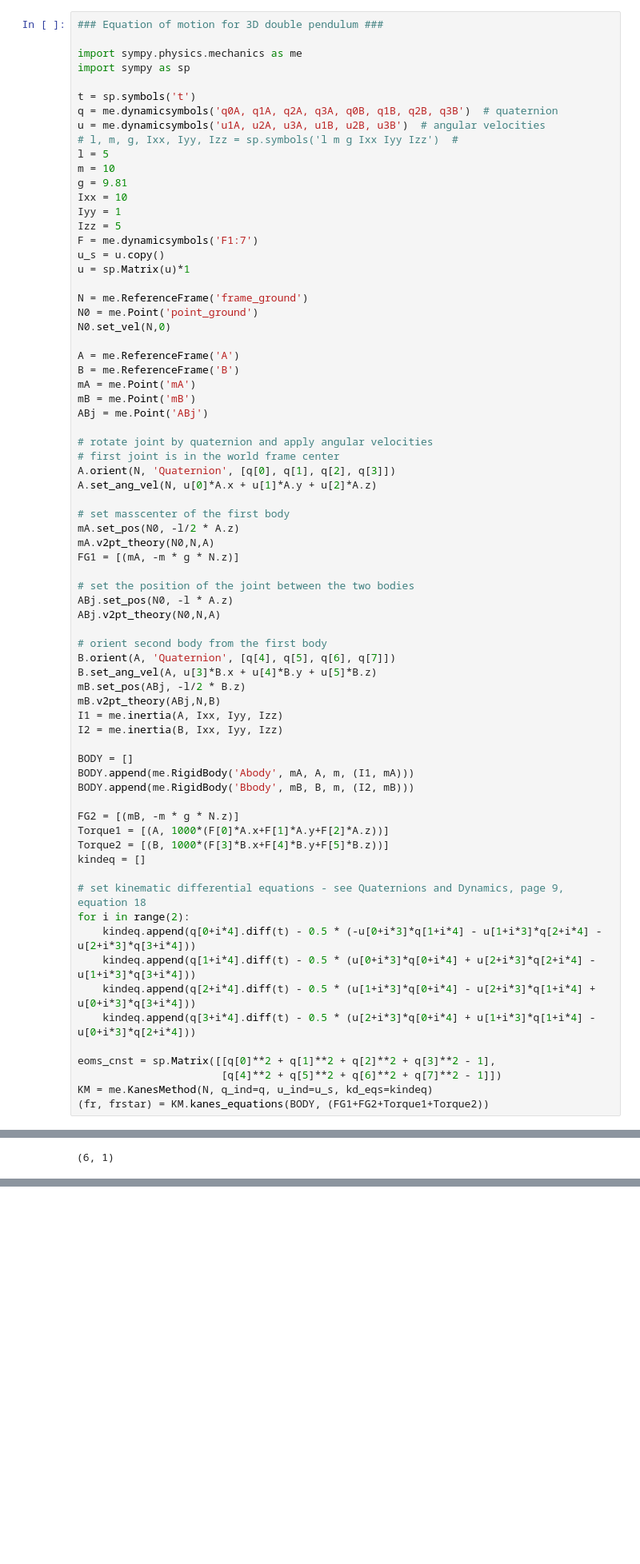
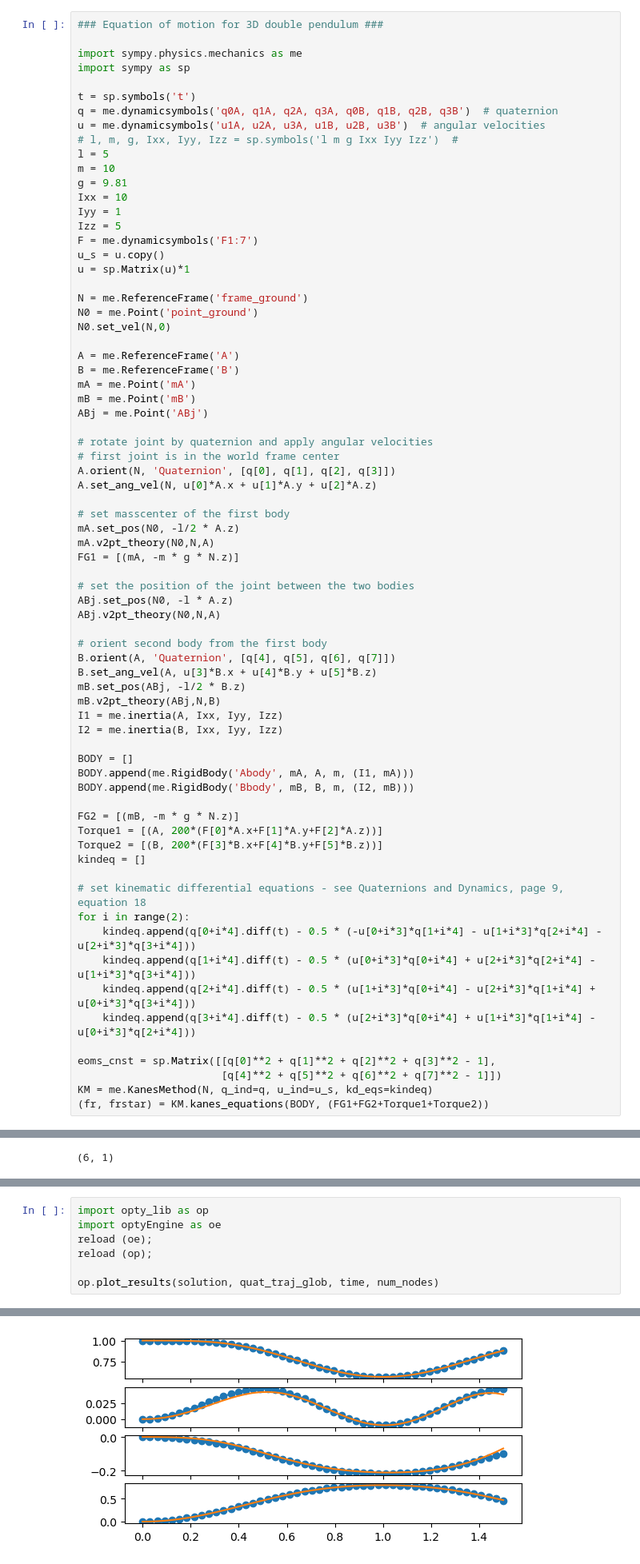
Before and after one commit to zoufaond/Quaternion-dynamics-with-muscle-forces, a Jupyter notebook: Python_optimal_control/Qmy_opty.ipynb, the cells around one changed output, grey strips where cells are left out. Shown at 80% size. Drawn from its saved outputs; the diff is of its cells as text; blank space fills up the shorter version.

```diff
--- a/Python_optimal_control/Qmy_opty.ipynb
+++ b/Python_optimal_control/Qmy_opty.ipynb
@@ -65,8 +65,8 @@ BODY.append(me.RigidBody('Abody', mA, A, m, (I1, mA)))
 BODY.append(me.RigidBody('Bbody', mB, B, m, (I2, mB)))
 
 FG2 = [(mB, -m * g * N.z)]
-Torque1 = [(A, 1000*(F[0]*A.x+F[1]*A.y+F[2]*A.z))]
-Torque2 = [(B, 1000*(F[3]*B.x+F[4]*B.y+F[5]*B.z))]
+Torque1 = [(A, 200*(F[0]*A.x+F[1]*A.y+F[2]*A.z))]
+Torque2 = [(B, 200*(F[3]*B.x+F[4]*B.y+F[5]*B.z))]
 kindeq = []
 
 # set kinematic differential equations - see Quaternions and Dynamics, page 9, equation 18
@@ -247,0 +255,8 @@ EXIT: Error in step computation!
+# %%
+import opty_lib as op
+import optyEngine as oe
+reload (oe);
+reload (op);
+
+op.plot_results(solution, quat_traj_glob, time, num_nodes)
+# %% [output]
@@ -248,3 +280,4 @@ EXIT: Error in step computation!
+[figure, added]
 # %%
 fig, axes = plt.subplots(20, 1, sharex=True,
                          figsize=(6.4, 0.8*30),
```
Also changed, not shown: parts of 10 cells of this notebook, 2 other files.
